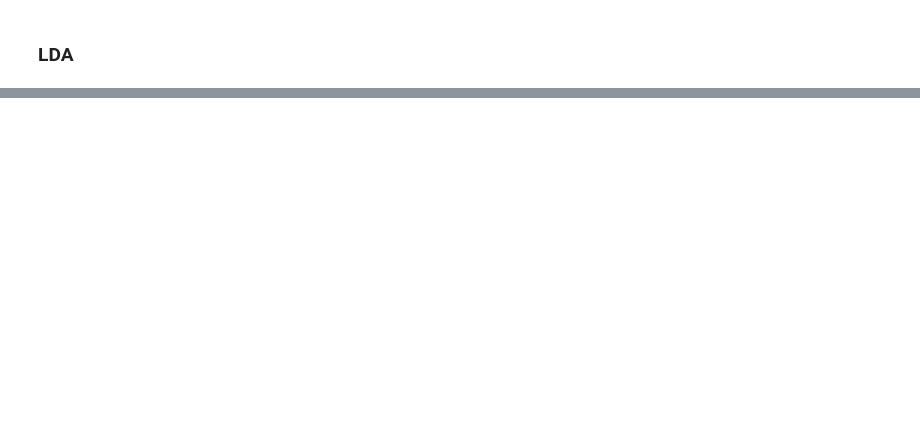
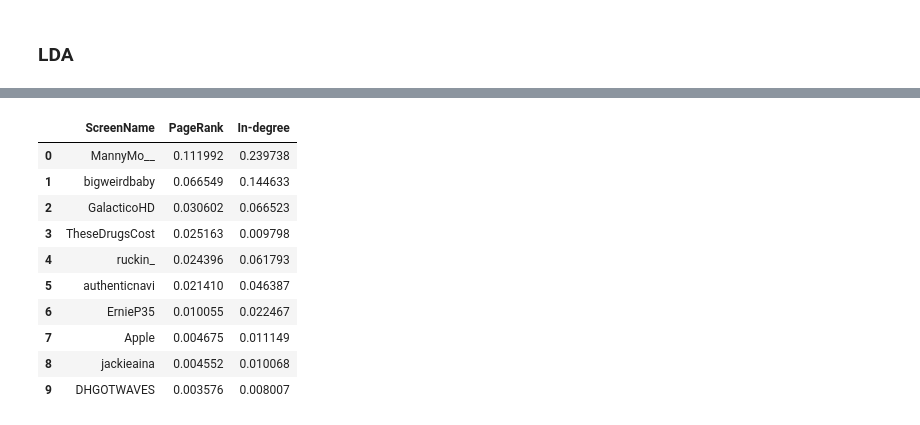
Before and after one commit to JingyiWang3/AD-Targeting-for-Apple-Products-on-Twitter, a Jupyter notebook: data_processing/main.ipynb, the cells around one changed output, grey strips where cells are left out. Saved outputs shown, nothing was run; the diff lists cells and outputs as text; code cells hidden in the pictures; blank space fills up the shorter version.

```diff
--- a/data_processing/main.ipynb
+++ b/data_processing/main.ipynb
@@ -106,0 +153,14 @@ writeToJSONFile('./','iPad_aff',mydict)
+# %%
+get_influencer(iPhone_df)
+# %% [output]
+|  | ScreenName | PageRank | In-degree |
+| 0 | MannyMo__ | 0.111992 | 0.239738 |
+| 1 | bigweirdbaby | 0.066549 | 0.144633 |
+| 2 | GalacticoHD | 0.030602 | 0.066523 |
+| 3 | TheseDrugsCost | 0.025163 | 0.009798 |
+| 4 | ruckin_ | 0.024396 | 0.061793 |
+| 5 | authenticnavi | 0.021410 | 0.046387 |
+| 6 | ErnieP35 | 0.010055 | 0.022467 |
+| 7 | Apple | 0.004675 | 0.011149 |
+| 8 | jackieaina | 0.004552 | 0.010068 |
+| 9 | DHGOTWAVES | 0.003576 | 0.008007 |
```
Also changed, not shown: parts of 30 cells of this notebook, 33 other files.
